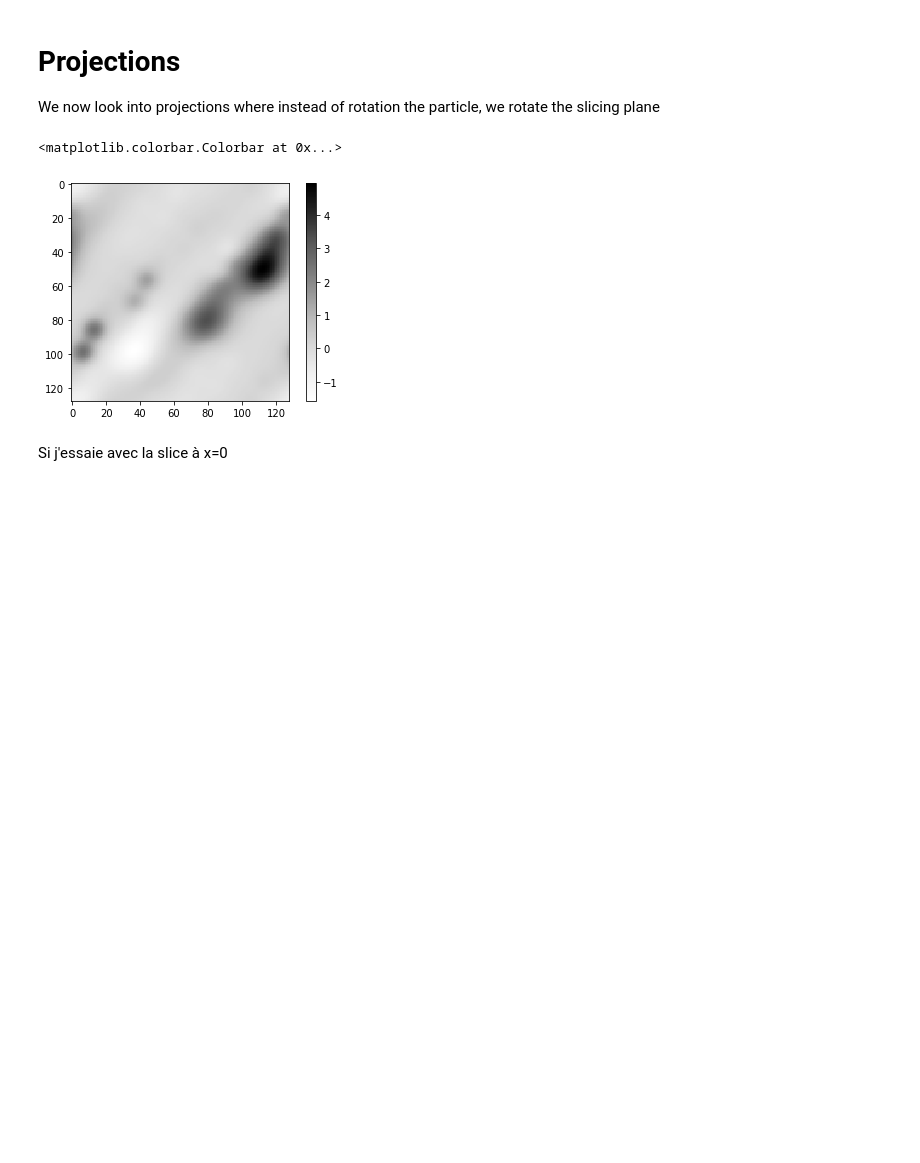
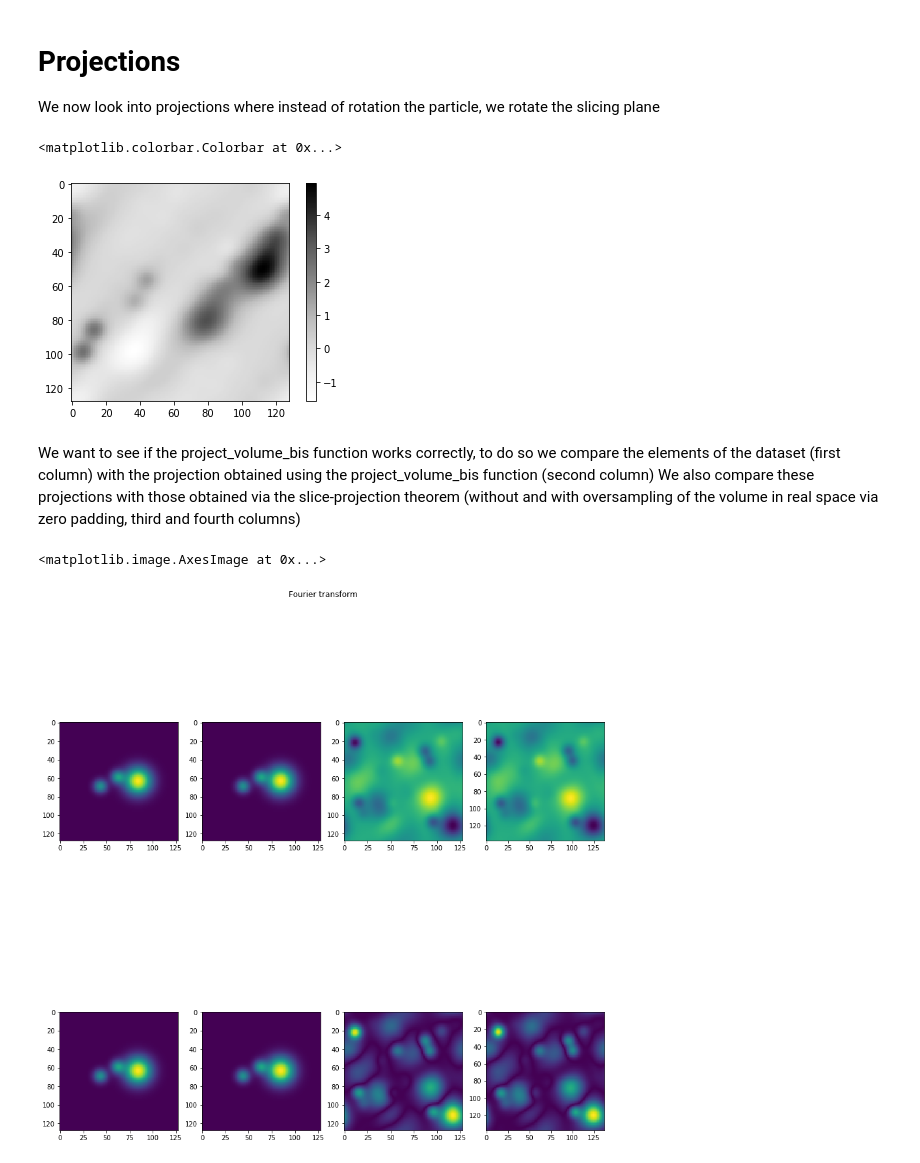
Before and after one commit to fredericpoitevin/gmm-cryoem, a Jupyter notebook: notebooks/Single particle reconstruction.ipynb, the cells around one changed output. Drawn from its saved outputs; the diff is of its cells as text; code cells hidden in the pictures; blank space fills up the shorter version.

Commit message:
correcting errors, advances in single particle reconstruction

```diff
--- a/notebooks/Single particle reconstruction.ipynb
+++ b/notebooks/Single particle reconstruction.ipynb
@@ -83,5 +83,3 @@ plt.colorbar()
 [figure]
 # %%
 #Note from Fred: j'en suis la. J'ai pas eu le temps de finir...
-# %% [markdown]
-Si j'essaie avec la slice à x=0
@@ -94,0 +86,50 @@ plt.imshow(np.sum(volume, axis = 0))
+# %%
+def project_volume_bis(volume, Rotation):
+    """
+    This function rotate volume by Rotation
+    """
+    N = volume.shape[0]
+    volume_ = np.zeros((N,N), dtype=np.complex_)
+    x = np.linspace(-1,1,N)
+    y = np.linspace(-1,1,N)
+    z = np.linspace(-1,1,N)
+    interpolating_function = RegularGridInterpolator(points=[x,y,z],values=volume,bounds_error = False, fill_value=0)
+
+    grid_x, grid_y,grid_z  = np.meshgrid(x,y,z, indexing='ij')
+    points = np.stack([grid_x.ravel(),grid_y.ravel(), grid_z.ravel()],1)
+    rot_points = Rotation.apply(points)
+
+    volume_ = interpolating_function(rot_points)
+    return volume_.reshape((N,N,N), order='C')
+# %% [markdown]
+We want to see if the project_volume_bis function works correctly, to do so we compare the elements of the dataset (first column) with the projection obtained using the project_volume_bis function (second column)
+We also compare these projections with those obtained via the slice-projection theorem (without and with oversampling of the volume in real space via zero padding, third and fourth columns)
+# %%
+i=3
+Rotation = (R.from_rotvec(-metadataset[i,0:3]))
+N=volume.shape[0]
+rot_volume = project_volume_bis(volume, Rotation)
+im = np.sum(rot_volume, axis=2) #second column
+
+over_volume = np.zeros((N+10,N+10,N+10))
+over_volume[5:N+5,5:N+5,5:N+5] = volume
+
+Rot = R.from_rotvec(-metadataset[i,0:3])
+over_projection = project_volume(over_volume, Rot) #third column
+projection = project_volume(volume, Rot) #fourth column
+
+fig, ax = plt.subplots(2, 4, figsize=(15,15))
+fig.suptitle('Fourier transform')
+ax[0,0].imshow(np.real(dataset[i]))
+ax[0,1].imshow(np.real(im))
+ax[0,2].imshow(np.real(projection))
+ax[0,3].imshow(np.real(over_projection))
+
+
+ax[1,0].imshow(np.abs(dataset[i]))
+ax[1,1].imshow(np.abs(im))
+ax[1,2].imshow(np.abs(projection))
+ax[1,3].imshow(np.abs(over_projection))
+# %% [output]
+<matplotlib.image.AxesImage at 0x...>
+[figure, added]
```
Also changed, not shown: parts of 20 cells of this notebook, 1 other file.
